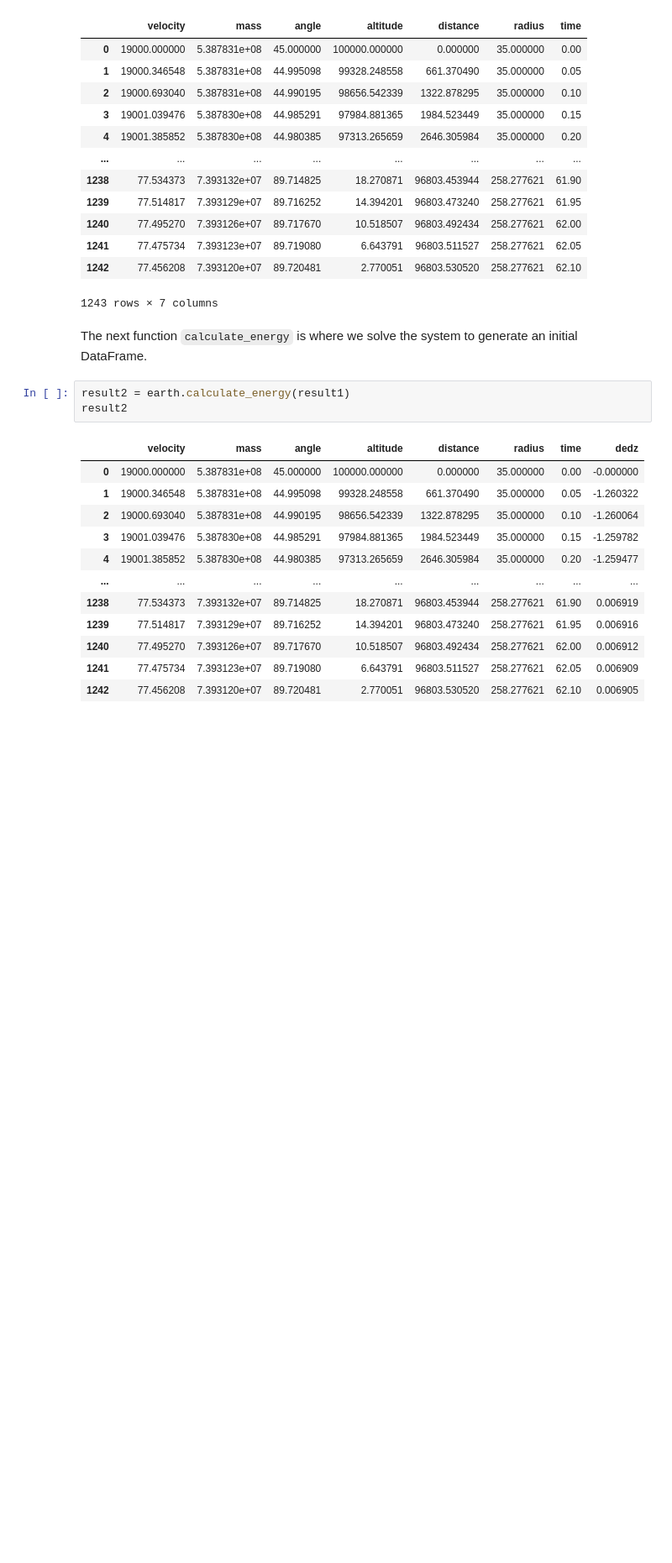
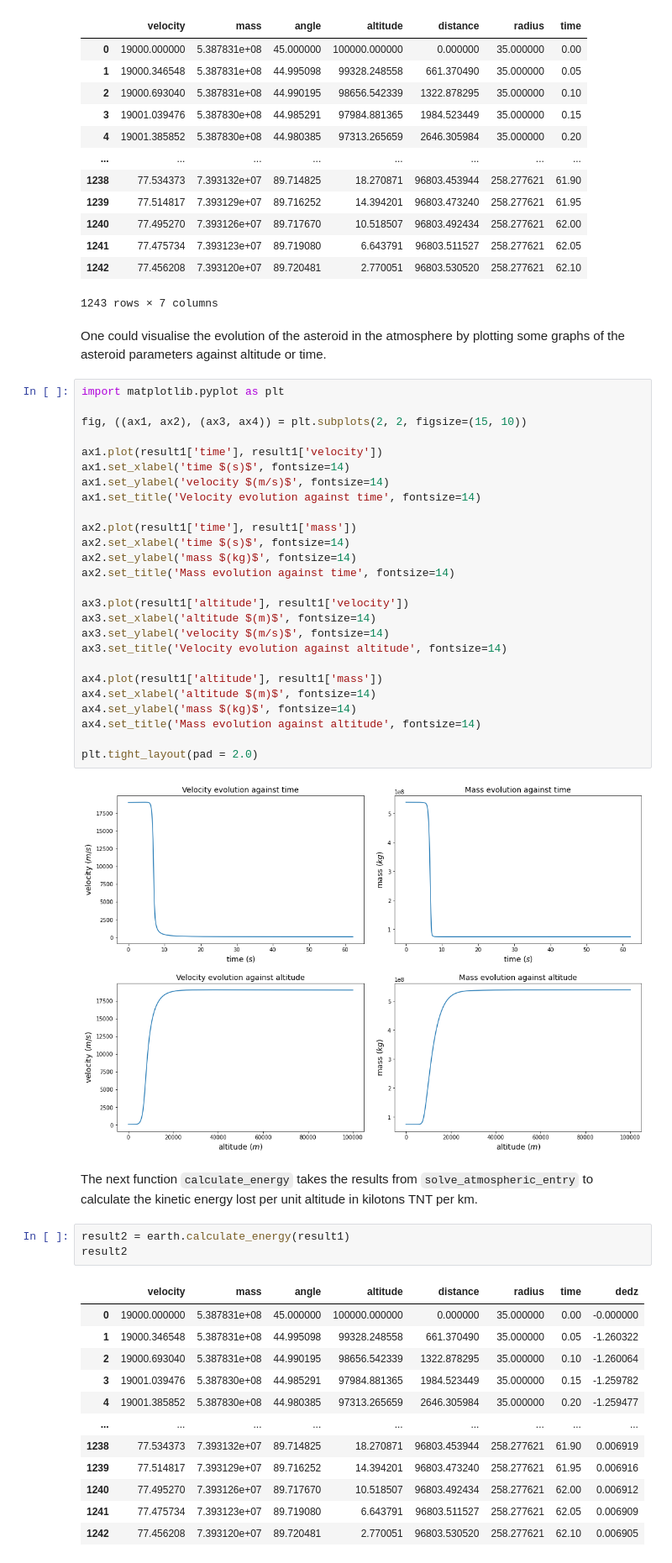
Before and after one commit to chunyang-w/armageddon, a Jupyter notebook: examples/solver_notebook.ipynb, the cells around one changed output. Shown at 84% size. Saved outputs shown, nothing was run; the diff lists cells and outputs as text; blank space fills up the shorter version.

```diff
--- a/examples/solver_notebook.ipynb
+++ b/examples/solver_notebook.ipynb
@@ -150,8 +152,38 @@ result1
 | 1241 | 77.475734 | 7.393123e+07 | 89.719080 | 6.643791 | 96803.511527 | 258.277621 | 62.05 |
 | 1242 | 77.456208 | 7.393120e+07 | 89.720481 | 2.770051 | 96803.530520 | 258.277621 | 62.10 |
 1243 rows × 7 columns
-# %% [markdown]
-The next function `calculate_energy` is where we solve the system to generate an initial DataFrame.
+# %% [markdown]
+One could visualise the evolution of the asteroid in the atmosphere by plotting some graphs of the asteroid parameters against altitude or time.
+# %%
+import matplotlib.pyplot as plt
+
+fig, ((ax1, ax2), (ax3, ax4)) = plt.subplots(2, 2, figsize=(15, 10))
+
+ax1.plot(result1['time'], result1['velocity'])
+ax1.set_xlabel('time $(s)$', fontsize=14)
+ax1.set_ylabel('velocity $(m/s)$', fontsize=14)
+ax1.set_title('Velocity evolution against time', fontsize=14)
+
+ax2.plot(result1['time'], result1['mass'])
+ax2.set_xlabel('time $(s)$', fontsize=14)
+ax2.set_ylabel('mass $(kg)$', fontsize=14)
+ax2.set_title('Mass evolution against time', fontsize=14)
+
+ax3.plot(result1['altitude'], result1['velocity'])
+ax3.set_xlabel('altitude $(m)$', fontsize=14)
+ax3.set_ylabel('velocity $(m/s)$', fontsize=14)
+ax3.set_title('Velocity evolution against altitude', fontsize=14)
+
+ax4.plot(result1['altitude'], result1['mass'])
+ax4.set_xlabel('altitude $(m)$', fontsize=14)
+ax4.set_ylabel('mass $(kg)$', fontsize=14)
+ax4.set_title('Mass evolution against altitude', fontsize=14)
+
+plt.tight_layout(pad = 2.0)
+# %% [output]
+[figure, added]
+# %% [markdown]
+The next function `calculate_energy` takes the results from `solve_atmospheric_entry` to calculate the kinetic energy lost per unit altitude in kilotons TNT per km.
 # %%
 result2 = earth.calculate_energy(result1)
 result2
```
Also changed, not shown: parts of 2 cells of this notebook.
